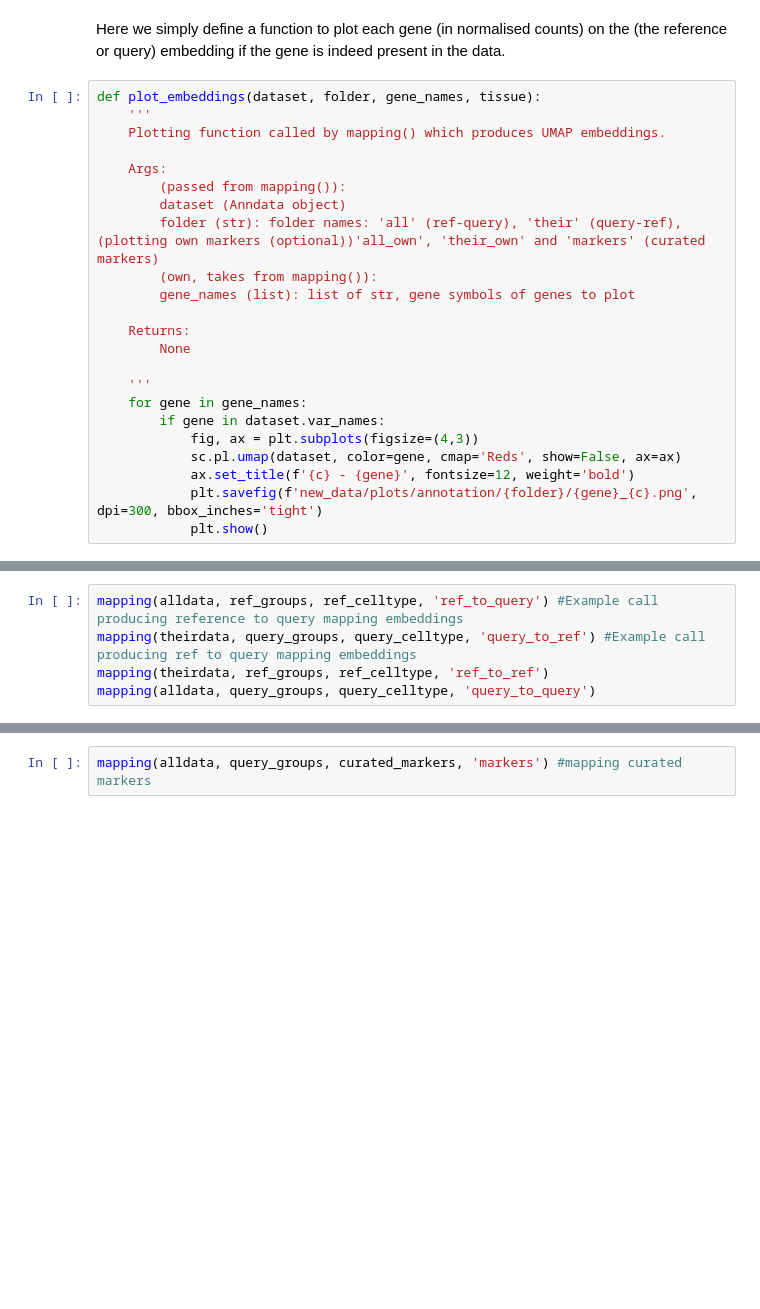
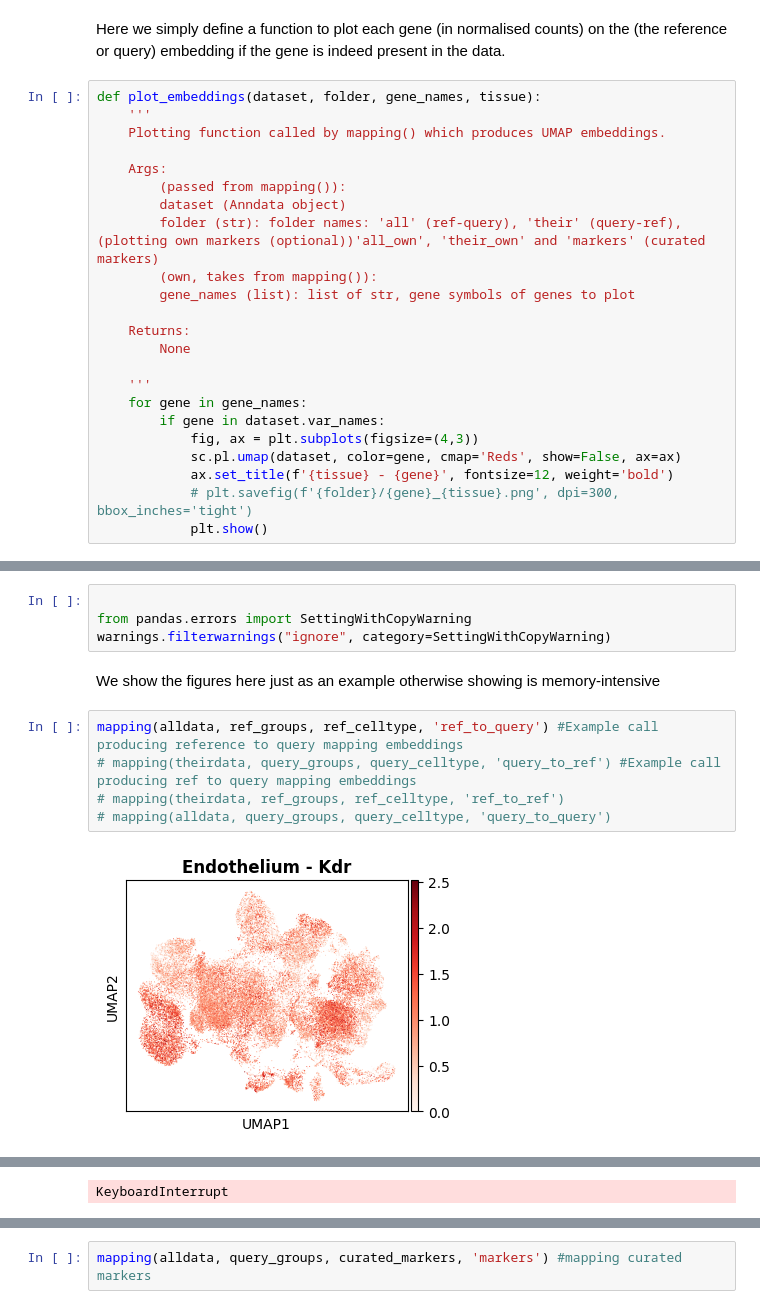
Before and after one commit to mariakaraboeva/ra-embryoids, a Jupyter notebook: Notebooks/9_Annotation.ipynb, the cells around one changed output, grey strips where cells are left out. Saved outputs shown, nothing was run; the diff lists cells and outputs as text; blank space fills up the shorter version.

```diff
--- a/Notebooks/9_Annotation.ipynb
+++ b/Notebooks/9_Annotation.ipynb
@@ -120,7 +144,7 @@ def plot_embeddings(dataset, folder, gene_names, tissue):
         if gene in dataset.var_names:
             fig, ax = plt.subplots(figsize=(4,3))
             sc.pl.umap(dataset, color=gene, cmap='Reds', show=False, ax=ax)
-            ax.set_title(f'{c} - {gene}', fontsize=12, weight='bold')
-            plt.savefig(f'new_data/plots/annotation/{folder}/{gene}_{c}.png', dpi=300, bbox_inches='tight')
+            ax.set_title(f'{tissue} - {gene}', fontsize=12, weight='bold')
+            # plt.savefig(f'{folder}/{gene}_{tissue}.png', dpi=300, bbox_inches='tight')
             plt.show()
 # %% [markdown]
@@ -154,8 +179,16 @@ def mapping(dataset, all_groups, celltype, folder):
             gene_names=celltype[tissue].dropna().tolist()
             print(gene_names)
             plot_embeddings(dataset, folder, gene_names, tissue)
+# %%
+
+from pandas.errors import SettingWithCopyWarning
+warnings.filterwarnings("ignore", category=SettingWithCopyWarning)
+# %% [markdown]
+We show the figures here just as an example otherwise showing is memory-intensive
 # %%
 mapping(alldata, ref_groups, ref_celltype, 'ref_to_query') #Example call producing reference to query mapping embeddings
-mapping(theirdata, query_groups, query_celltype, 'query_to_ref') #Example call producing ref to query mapping embeddings
-mapping(theirdata, ref_groups, ref_celltype, 'ref_to_ref')
-mapping(alldata, query_groups, query_celltype, 'query_to_query')
+# mapping(theirdata, query_groups, query_celltype, 'query_to_ref') #Example call producing ref to query mapping embeddings
+# mapping(theirdata, ref_groups, ref_celltype, 'ref_to_ref')
+# mapping(alldata, query_groups, query_celltype, 'query_to_query')
+# %% [output]
+[figure, added]
@@ -161,0 +197 @@ mapping(alldata, query_groups, query_celltype, 'query_to_query')
+KeyboardInterrupt
```
Also changed, not shown: parts of 26 cells of this notebook, 13 other files.
